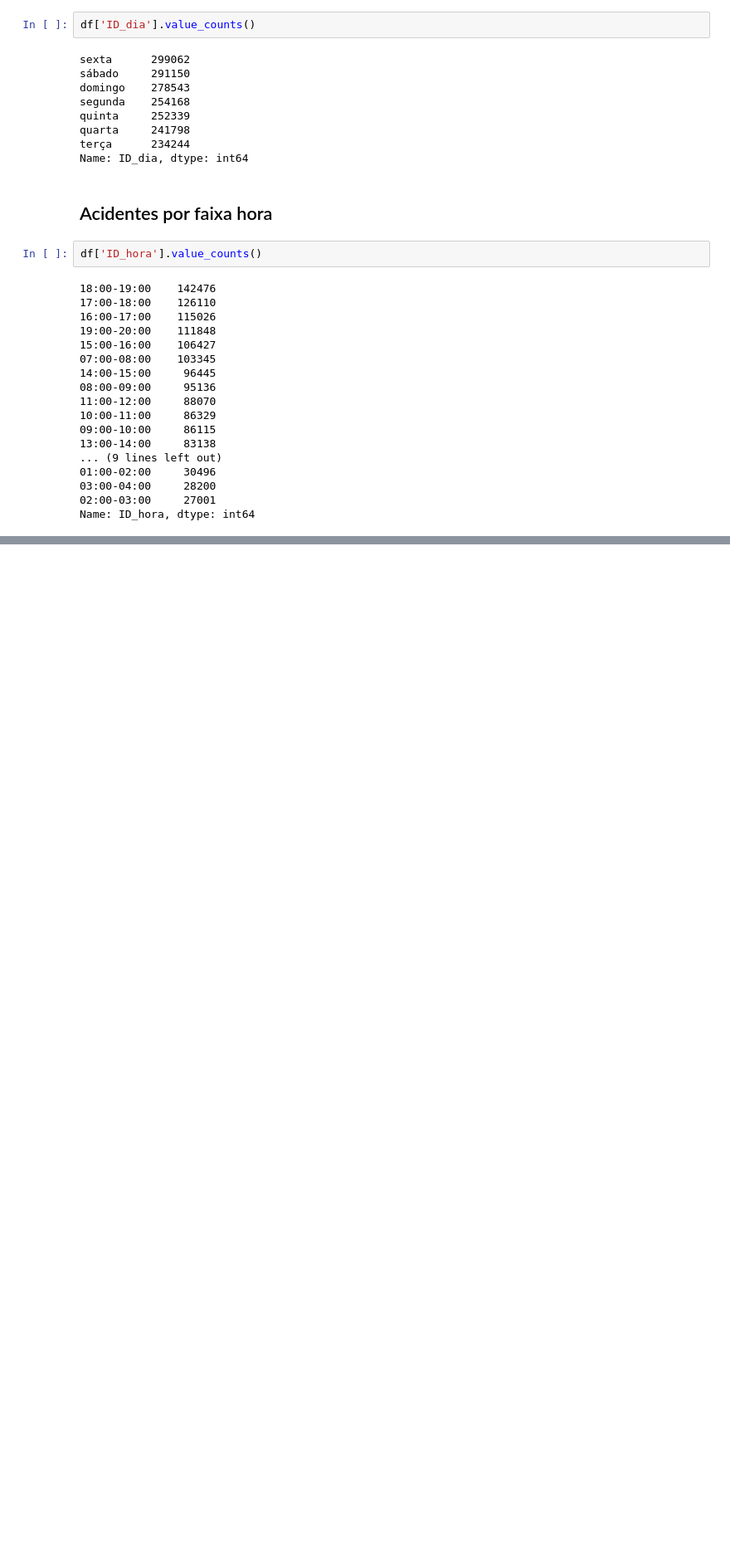
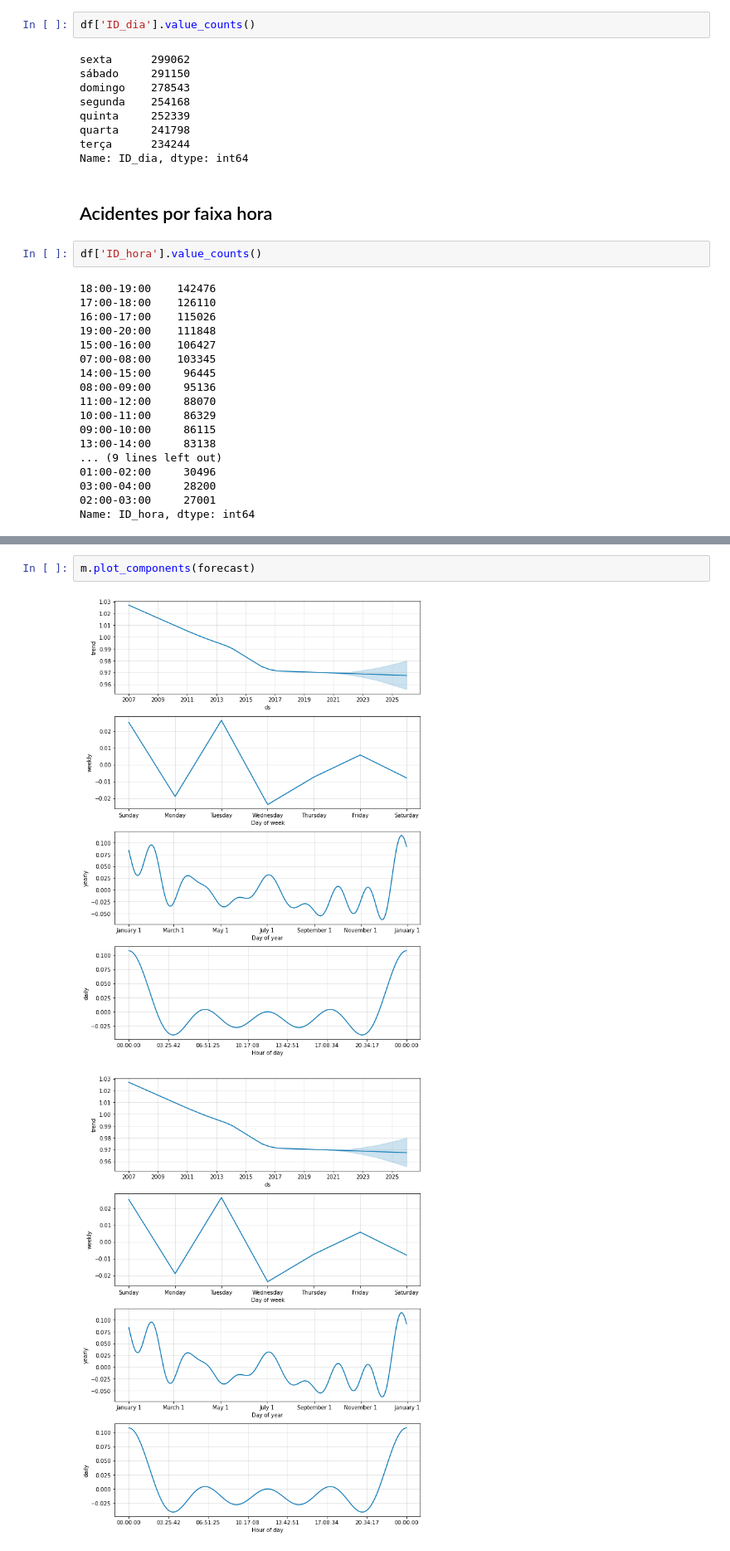
Before and after one commit to KPxto/pucminas_tcc_mba, a Jupyter notebook: tratamento_tcc_completo.ipynb, the cells around one changed output, grey strips where cells are left out. Shown at 83% size. Cells and saved outputs as stored; diff of their text form; blank space fills up the shorter version.

```diff
--- a/tratamento_tcc_completo.ipynb
+++ b/tratamento_tcc_completo.ipynb
@@ -483,0 +567,5 @@ Name: ID_hora, dtype: int64
+# %%
+m.plot_components(forecast)
+# %% [output]
+[figure, added]
+[figure, added]
```
Also changed, not shown: parts of 23 cells of this notebook, 1 other file.
